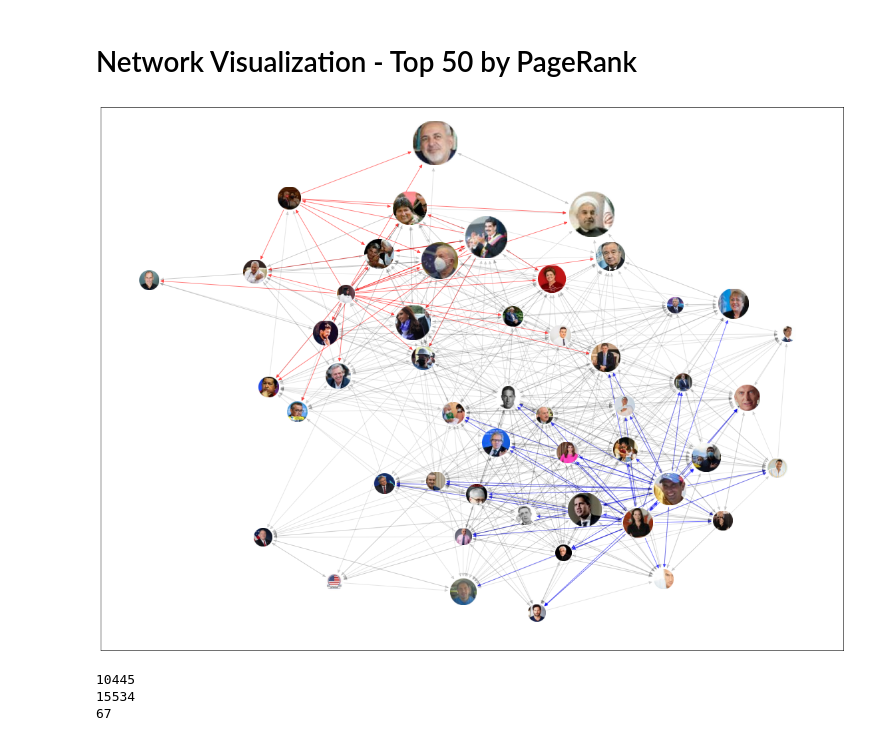
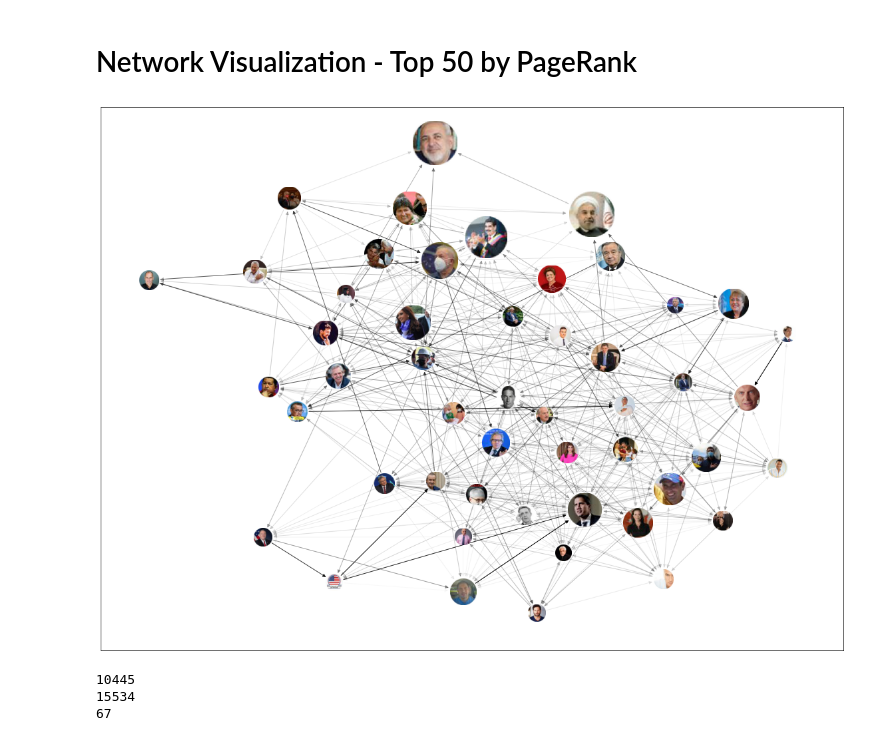
Before and after one commit to SaulOviedo/dialogo, a Jupyter notebook: analysis.ipynb, the cells around one changed output. Cells and saved outputs as stored; diff of their text form; code cells hidden in the pictures.

```diff
--- a/analysis.ipynb
+++ b/analysis.ipynb
@@ -120,24 +120,26 @@ pr_dg = nx.DiGraph(ntx)
 nx.set_node_attributes(pr_dg, info)
 pr_dg.remove_nodes_from(list(nx.isolates(pr_dg)))
 
-attrs = { e:{'edge_color': (1,0,0), 'alpha': 0.5} for n in starting_nodes[:3] for e in pr_dg.out_edges(n)}
-nx.set_edge_attributes(pr_dg, attrs)
+bb = nx.edge_betweenness_centrality(pr_dg, normalized=True)
+nx.set_edge_attributes(pr_dg, bb, "betweenness")
 
-attrs = { e:{'edge_color': (0,0,1), 'alpha': 0.5} for n in starting_nodes[3:] for e in pr_dg.out_edges(n)}
-nx.set_edge_attributes(pr_dg, attrs)
+#attrs = { e:{'edge_color': (1,0,0), 'alpha': 0.5} for n in starting_nodes[:3] for e in pr_dg.out_edges(n)}
+#nx.set_edge_attributes(pr_dg, attrs)
+
+#attrs = { e:{'edge_color': (0,0,1), 'alpha': 0.5} for n in starting_nodes[4:] for e in pr_dg.out_edges(n)}
+#nx.set_edge_attributes(pr_dg, attrs)
 # %%
 pos = nx.kamada_kawai_layout(pr_dg)
 
 fig=plt.figure(figsize=(20,15))
 ax=plt.subplot(111)
 
-#nx.draw_networkx_edges(pr_dg,pos,alpha=0.25)
 for u,v, attr in pr_dg.edges(data=True):
     nx.draw_networkx_edges(pr_dg,
                            pos,
                            edgelist=[(u,v)],
                            edge_color=attr.get('edge_color', 'k'),
-                           alpha=attr.get('alpha', 0.10),
+                           alpha= max(0.01, min(attr.get('betweenness') * 50, 1)),
                            arrows=True,
                            min_source_margin = pr_dg.nodes[u]['pagerank'] * 5500,
                            min_target_margin = pr_dg.nodes[v]['pagerank'] * 5500,
@@ -155,34 +157,34 @@ for n, attr in pr_dg.nodes(data=True):
     a = plt.axes([xa-p2,ya-p2, piesize, piesize])
     a.set_aspect('equal')
 
     # Start to round Image
     img = Image.open(urllib.request.urlopen(attr['profile_image_url'])).convert("RGB")
     npImage=np.array(img)
     h,w=img.size
 
     # Create same size alpha layer with circle
     factor = 5
     alpha = Image.new('L', (h*factor, w*factor), 0)
     draw = ImageDraw.Draw(alpha)
     draw.pieslice([0,0,h*factor,w*factor],0,360,fill=255)
     alpha = alpha.resize(img.size, Image.ANTIALIAS)
 
     # Convert alpha Image to numpy array
     npAlpha=np.array(alpha)
 
     # Add alpha layer to RGB
     npImage=np.dstack((npImage,npAlpha))
 
     # Save with alpha
     img = Image.fromarray(npImage)
 
     #a.imshow(Image.open(urllib.request.urlopen(attr['profile_image_url'])))
     a.imshow(img)
     a.axis('off')
 
 plt.show()
 # %% [output]
-[figure, old version]
+[figure, new version]
 # %%
 starting_nodes = [
     1252764865, # Nicolas Maduro
```
Also changed, not shown: parts of 3 cells of this notebook.
